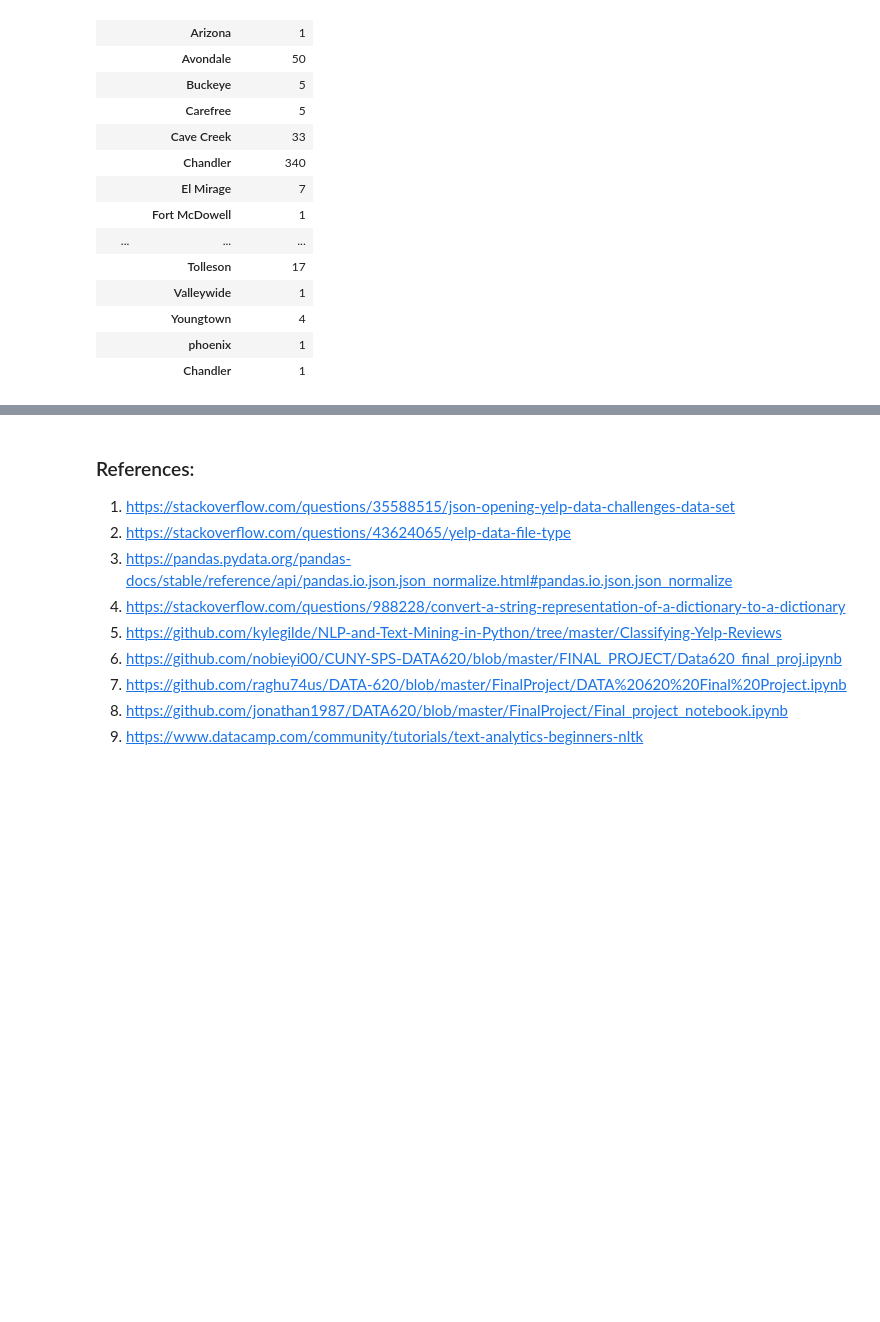
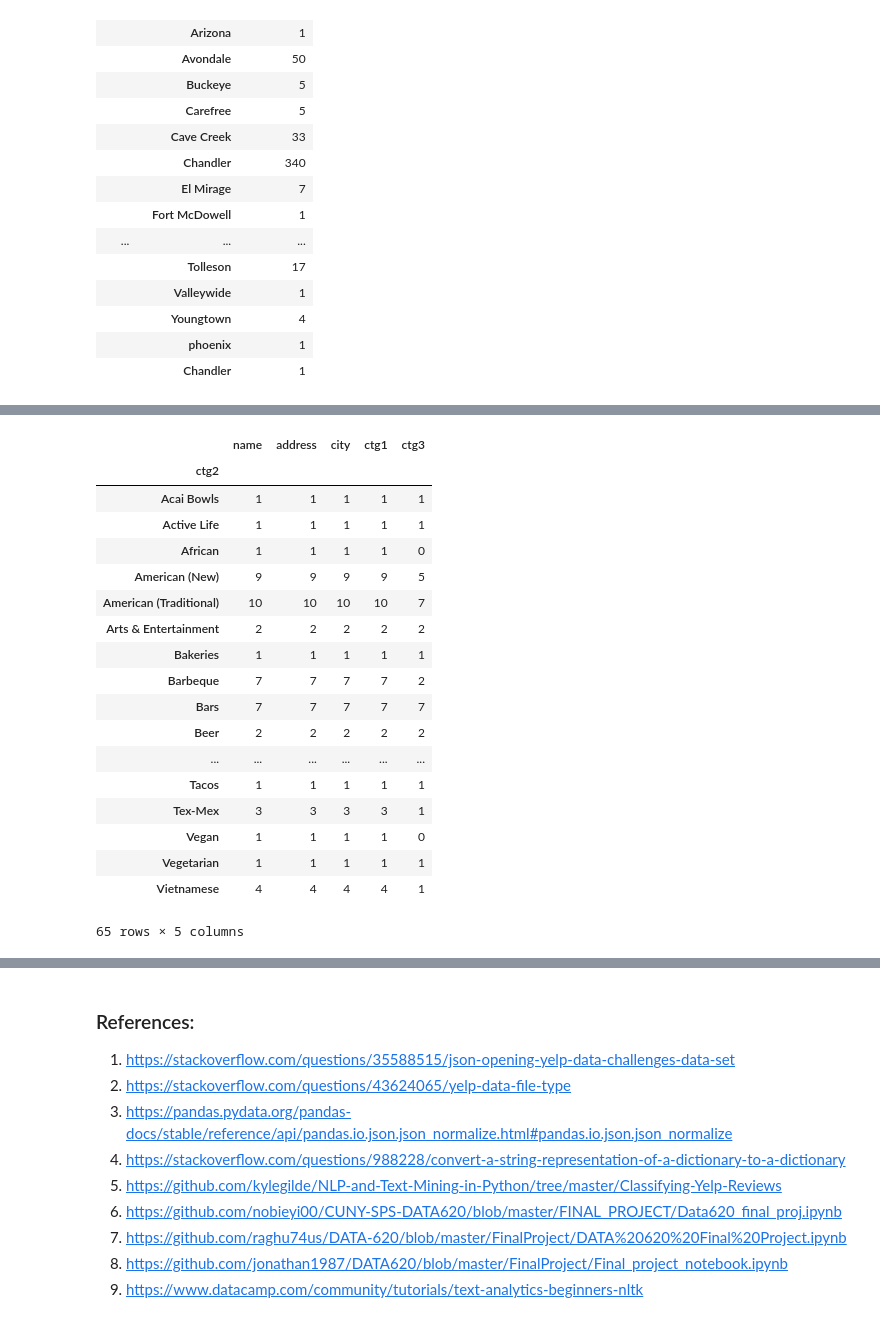
Before and after one commit to talham/yelp_project, a Jupyter notebook: Yelp_analysis.ipynb, the cells around one changed output, grey strips where cells are left out. Drawn from its saved outputs; the diff is of its cells as text; code cells hidden in the pictures; blank space fills up the shorter version.

```diff
--- a/Yelp_analysis.ipynb
+++ b/Yelp_analysis.ipynb
@@ -275 +312,23 @@ az_data=bus_data[bus_data["state"]=='AZ']
+# %%
+az_data[['name','address','city','ctg1','ctg2','ctg3','index']].set_index('ctg1',drop=False).filter(like='Restaurants',axis=0).groupby('ctg2').count()
+# %% [output]
+|  | name | address | city | ctg1 | ctg3 |
+| ctg2 |  |  |  |  |  |
+| Acai Bowls | 1 | 1 | 1 | 1 | 1 |
+| Active Life | 1 | 1 | 1 | 1 | 1 |
+| African | 1 | 1 | 1 | 1 | 0 |
+| American (New) | 9 | 9 | 9 | 9 | 5 |
+| American (Traditional) | 10 | 10 | 10 | 10 | 7 |
+| Arts & Entertainment | 2 | 2 | 2 | 2 | 2 |
+| Bakeries | 1 | 1 | 1 | 1 | 1 |
+| Barbeque | 7 | 7 | 7 | 7 | 2 |
+| Bars | 7 | 7 | 7 | 7 | 7 |
+| Beer | 2 | 2 | 2 | 2 | 2 |
+| ... | ... | ... | ... | ... | ... |
+| Tacos | 1 | 1 | 1 | 1 | 1 |
+| Tex-Mex | 3 | 3 | 3 | 3 | 1 |
+| Vegan | 1 | 1 | 1 | 1 | 0 |
+| Vegetarian | 1 | 1 | 1 | 1 | 1 |
+| Vietnamese | 4 | 4 | 4 | 4 | 1 |
+65 rows × 5 columns
 # %%
```
Also changed, not shown: parts of 14 cells of this notebook.
